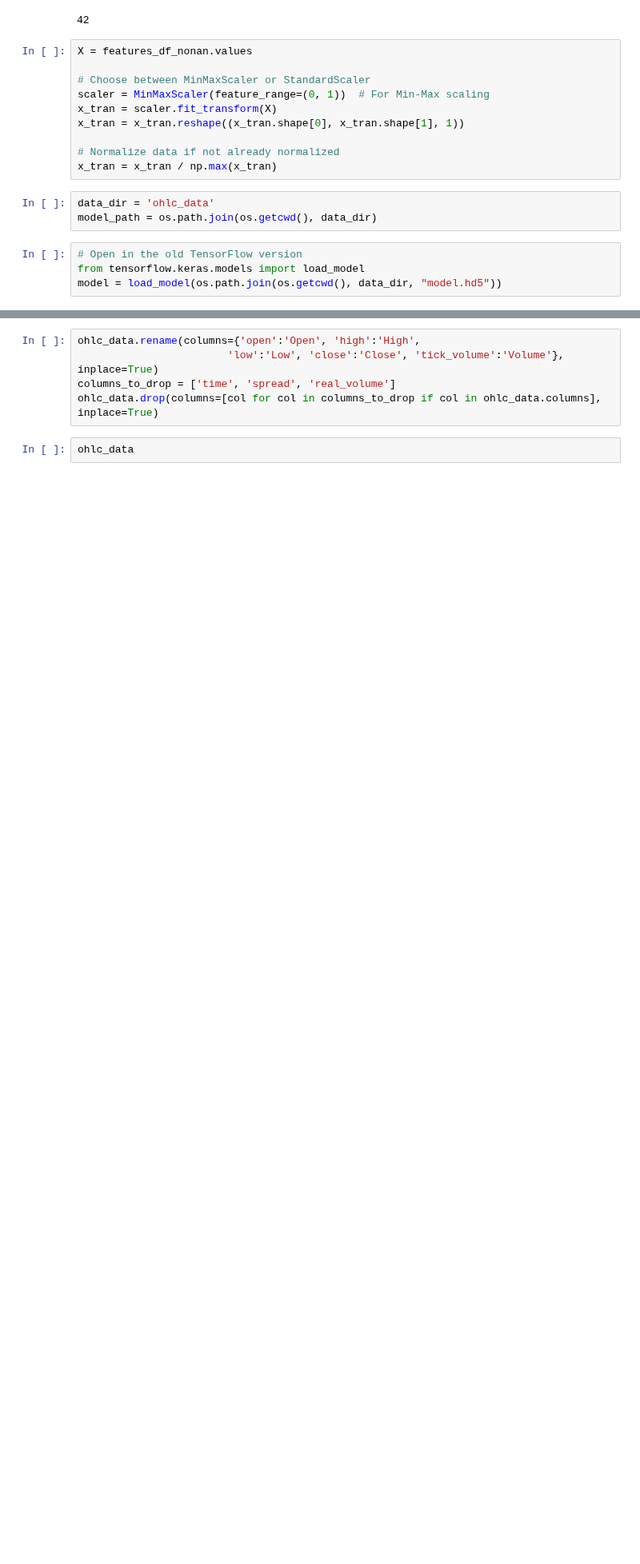
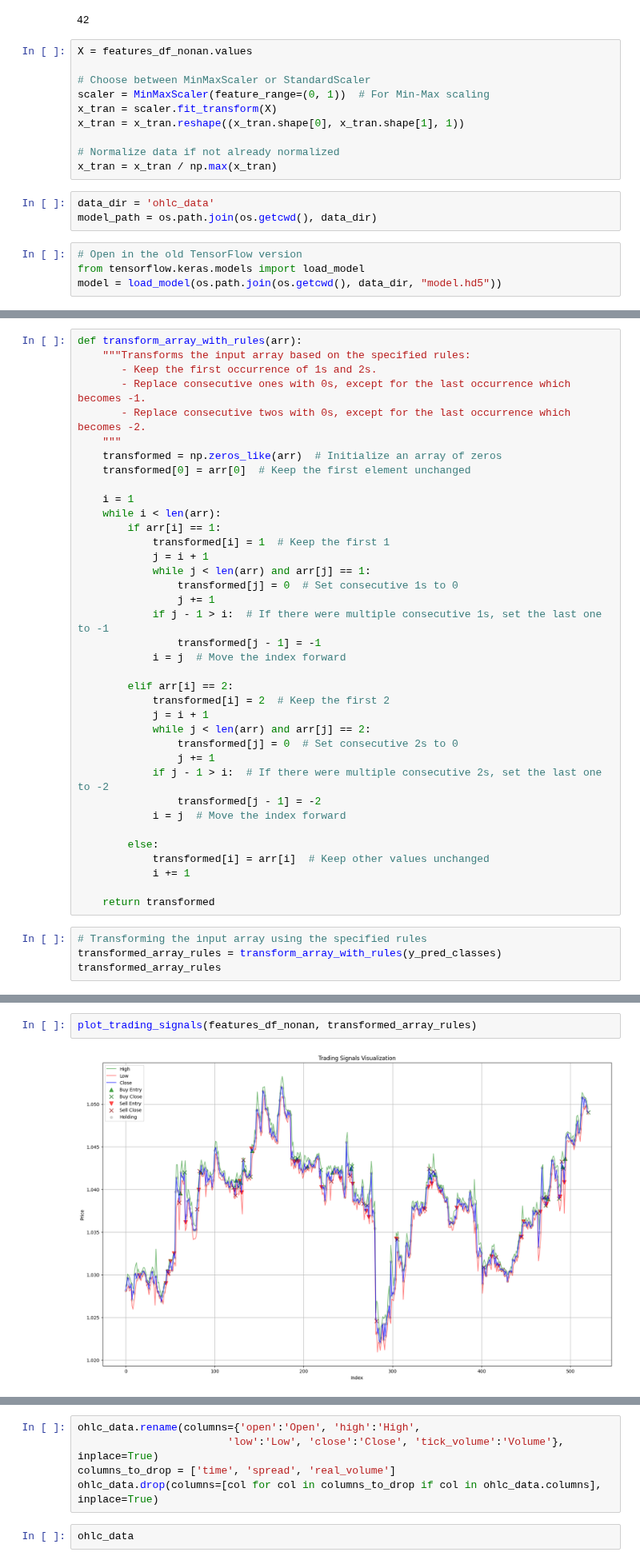
Before and after one commit to Iftekhar-mobin/Make_Money_with_Tensorflow_2.0, a Jupyter notebook: forexPredictor/Python MT5 predict with real time data.ipynb, the cells around one changed output, grey strips where cells are left out. Shown at 80% size. Saved outputs shown, nothing was run; the diff lists cells and outputs as text; blank space fills up the shorter version.

```diff
--- a/forexPredictor/Python MT5 predict with real time data.ipynb
+++ b/forexPredictor/Python MT5 predict with real time data.ipynb
@@ -120,0 +370,41 @@ array([2, 2, 2, 2, 1, 1, 1, 2, 1, 1, 1, 1, 1, 1, 1, 1, 1, 1, 2, 2, 2, 2,
+# %%
+def transform_array_with_rules(arr):
+    """Transforms the input array based on the specified rules:
+       - Keep the first occurrence of 1s and 2s.
+       - Replace consecutive ones with 0s, except for the last occurrence which becomes -1.
+       - Replace consecutive twos with 0s, except for the last occurrence which becomes -2.
+    """
+    transformed = np.zeros_like(arr)  # Initialize an array of zeros
+    transformed[0] = arr[0]  # Keep the first element unchanged
+
+    i = 1
+    while i < len(arr):
+        if arr[i] == 1:
+            transformed[i] = 1  # Keep the first 1
+            j = i + 1
+            while j < len(arr) and arr[j] == 1:
+                transformed[j] = 0  # Set consecutive 1s to 0
+                j += 1
+            if j - 1 > i:  # If there were multiple consecutive 1s, set the last one to -1
+                transformed[j - 1] = -1
+            i = j  # Move the index forward
+
+        elif arr[i] == 2:
+            transformed[i] = 2  # Keep the first 2
+            j = i + 1
+            while j < len(arr) and arr[j] == 2:
+                transformed[j] = 0  # Set consecutive 2s to 0
+                j += 1
+            if j - 1 > i:  # If there were multiple consecutive 2s, set the last one to -2
+                transformed[j - 1] = -2
+            i = j  # Move the index forward
+
+        else:
+            transformed[i] = arr[i]  # Keep other values unchanged
+            i += 1
+
+    return transformed
+# %%
+# Transforming the input array using the specified rules
+transformed_array_rules = transform_array_with_rules(y_pred_classes)
+transformed_array_rules
@@ -120,0 +429,4 @@ array([2, 2, 2, 2, 1, 1, 1, 2, 1, 1, 1, 1, 1, 1, 1, 1, 1, 1, 2, 2, 2, 2,
+# %%
+plot_trading_signals(features_df_nonan, transformed_array_rules)
+# %% [output]
+[figure, added]
```
Also changed, not shown: parts of 19 cells of this notebook, 7 other files.
